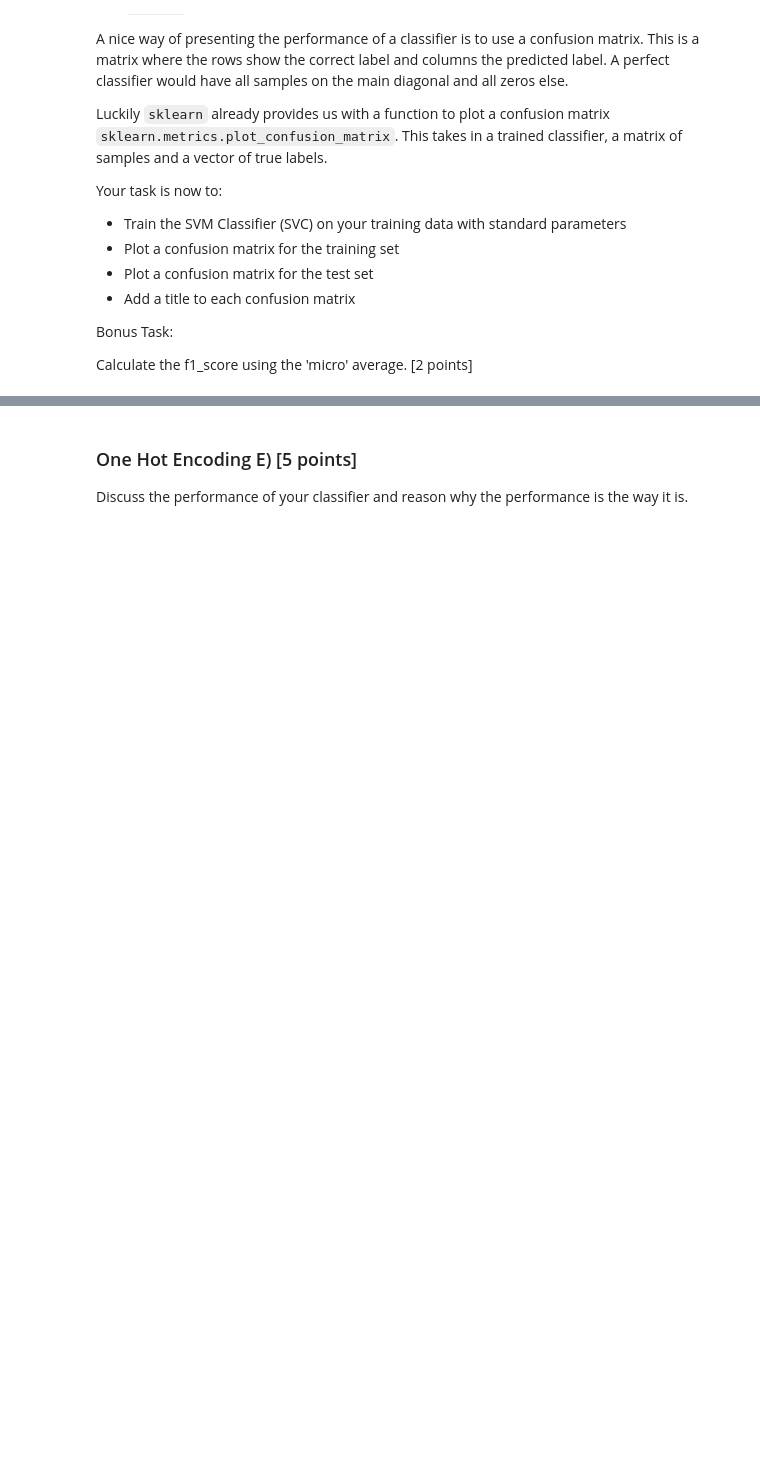
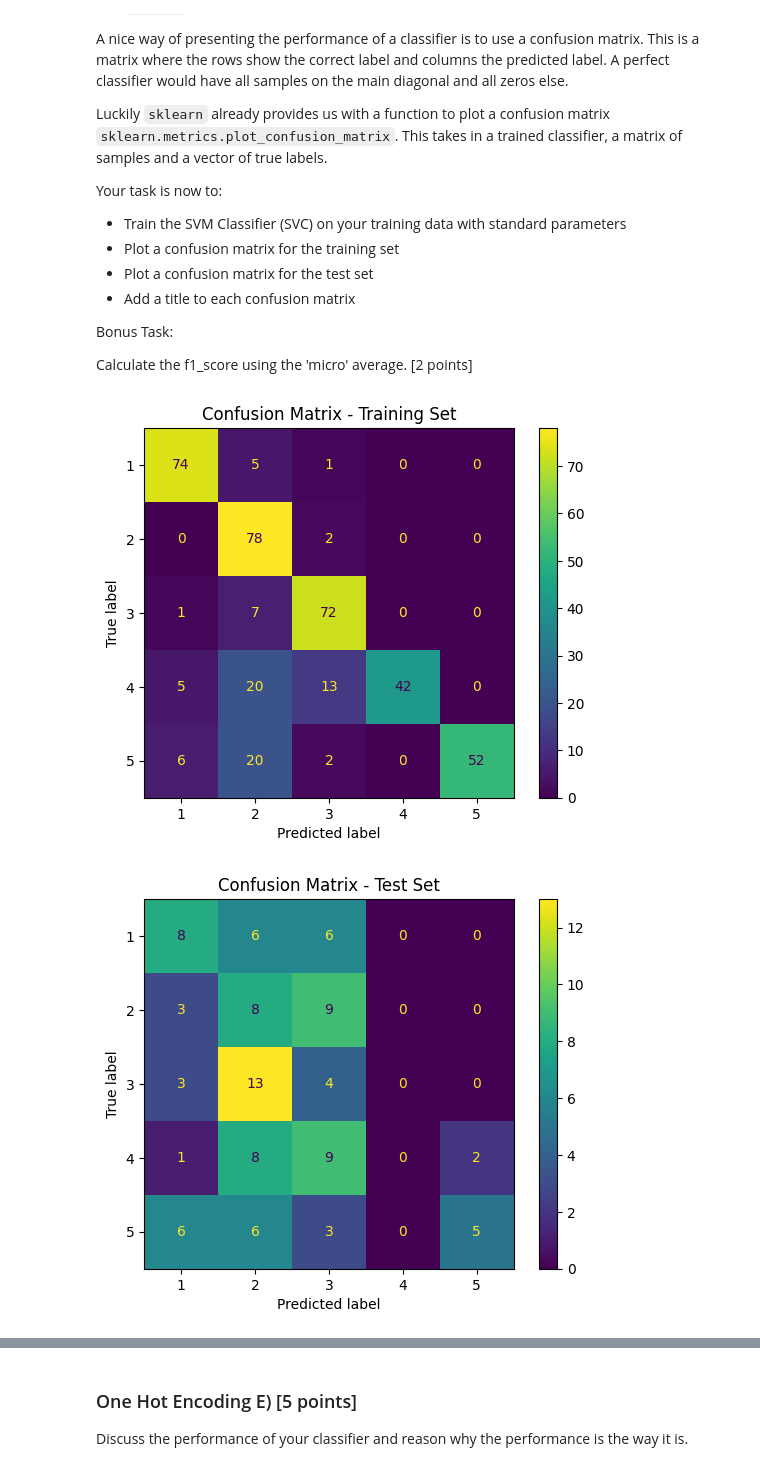
Before and after one commit to RiddheshMore/NLP_SS25, a Jupyter notebook: NLP_Assignment_03/SimpleEmbeddings.ipynb, the cells around one changed output, grey strips where cells are left out. Cells and saved outputs as stored; diff of their text form; code cells hidden in the pictures; blank space fills up the shorter version.

```diff
--- a/NLP_Assignment_03/SimpleEmbeddings.ipynb
+++ b/NLP_Assignment_03/SimpleEmbeddings.ipynb
@@ -189,7 +198,19 @@ def bagOfWords(model: EmbeddingModel, doc: List[str]) -> np.ndarray:
         embedding -- The embedding for the document as a single vector
     '''
     # YOUR CODE HERE
-    raise NotImplementedError()
+    vec = np.zeros(model.vector_size())
+
+    count = 0
+    for token in doc:
+        emb = model.embed(token)
+        if emb is not None:
+            vec += emb
+            count += 1
+
+    if count == 0:
+        return vec  # zero vector -> no known tokens
+    return vec / count
+    #raise NotImplementedError()
 
 
 # Create a one hot model and train it on a dummy corpus
@@ -223,14 +246,14 @@ Then create the following matrices / vectors from the training and test dataset:
 model = OneHotModel()
 model.train([review['tokens'] for review in train])
 
-embed_train = np.array([[]])
-labels_train = np.array([])
+embed_train = np.array([bagOfWords(model, review['tokens']) for review in train])
+labels_train = np.array([review['stars'] for review in train])
 
-embed_test = np.array([[]])
-labels_test = np.array([])
+embed_test = np.array([bagOfWords(model, review['tokens']) for review in test])
+labels_test = np.array([review['stars'] for review in test])
 
 # YOUR CODE HERE
-raise NotImplementedError()
+#raise NotImplementedError()
 
 print(embed_train.shape)  # Should print (400, 5497)
 print(labels_train.shape) # Should print (400, )
@@ -266,10 +296,27 @@ Calculate the f1_score using the 'micro' average. [2 points]
 # %%
 %%time
 from sklearn.svm import SVC
 from sklearn.metrics import confusion_matrix, ConfusionMatrixDisplay, f1_score
 import matplotlib.pyplot as plt
 
 classifier = SVC(kernel='poly')
+classifier.fit(embed_train, labels_train)
+# YOUR CODE HERE
 
-# YOUR CODE HERE
-raise NotImplementedError()
+# training set
+disp_train = ConfusionMatrixDisplay.from_estimator(classifier, embed_train, labels_train)
+disp_train.ax_.set_title("Confusion Matrix - Training Set")
+plt.show()
+
+# test set
+disp_test = ConfusionMatrixDisplay.from_estimator(classifier, embed_test, labels_test)
+disp_test.ax_.set_title("Confusion Matrix - Test Set")
+plt.show()
+
+#raise NotImplementedError()
+
+f1 = f1_score(labels_test, classifier.predict(embed_test), average='micro')
+print("F1 Score (micro):", f1)
+# %% [output]
+[figure, added]
+[figure, added]
```
Also changed, not shown: parts of 6 cells of this notebook.
